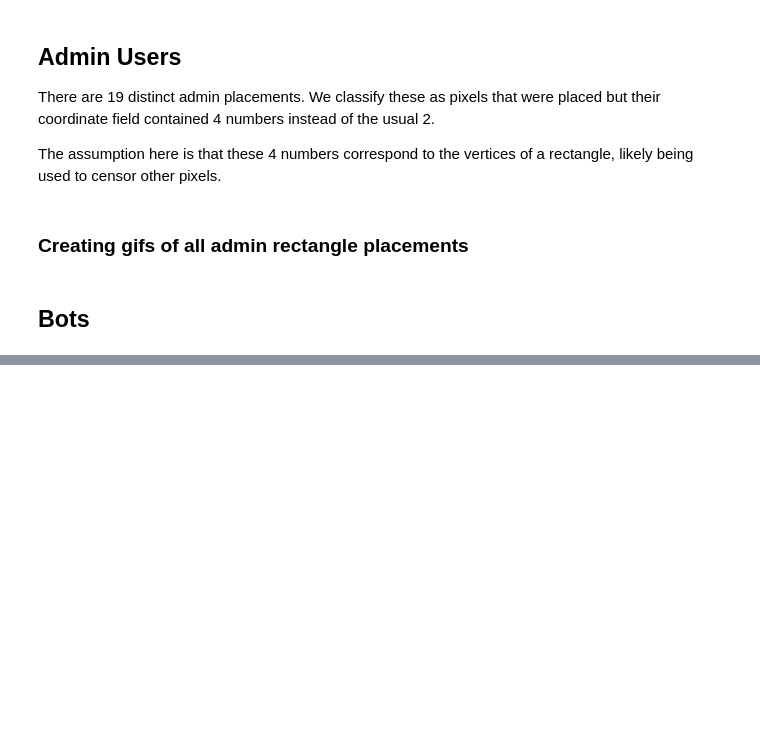
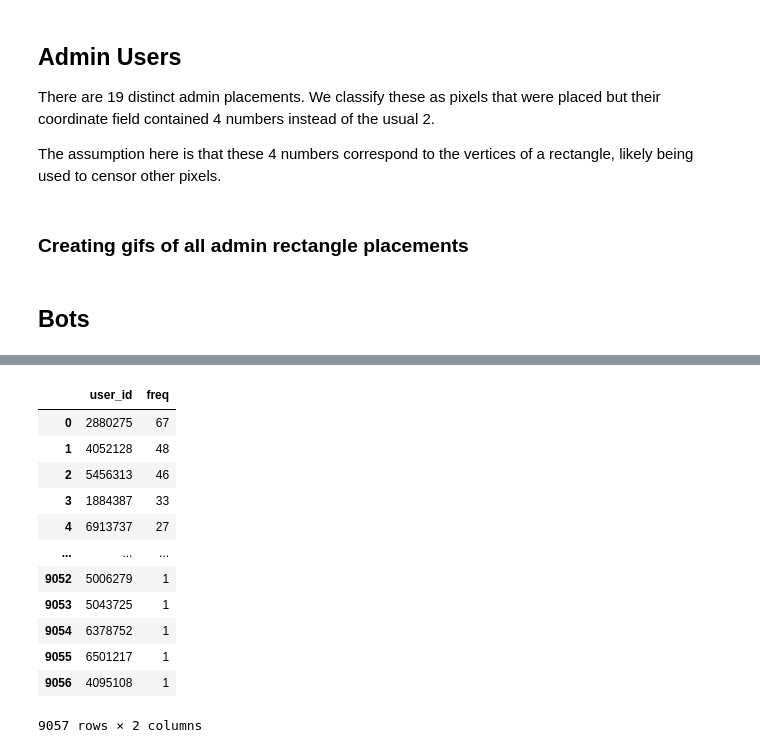
Before and after one commit to Connor-Villanueva/CSC-369, a Jupyter notebook: Week4/explore.ipynb, the cells around one changed output, grey strips where cells are left out. Drawn from its saved outputs; the diff is of its cells as text; code cells hidden in the pictures; blank space fills up the shorter version.

```diff
--- a/Week4/explore.ipynb
+++ b/Week4/explore.ipynb
@@ -298,0 +342,31 @@ createGif(xmin, xmax, ymin, ymax, df, file=f"bot_test_0.gif", fps=30, dt=200)
+# %%
+CD = 60 * 5 # Minimum cooldown timer (I think)
+
+query = f"""
+    SELECT
+        user_id,
+        COUNT(*) AS freq
+    FROM
+        '{PARQUET_PATH}'
+    WHERE
+        time_since_last_placed < {CD}
+    GROUP BY
+        user_id
+    ORDER BY
+        freq DESC
+"""
+duckdb.query(query).df()
+# %% [output]
+|  | user_id | freq |
+| 0 | 2880275 | 67 |
+| 1 | 4052128 | 48 |
+| 2 | 5456313 | 46 |
+| 3 | 1884387 | 33 |
+| 4 | 6913737 | 27 |
+| ... | ... | ... |
+| 9052 | 5006279 | 1 |
+| 9053 | 5043725 | 1 |
+| 9054 | 6378752 | 1 |
+| 9055 | 6501217 | 1 |
+| 9056 | 4095108 | 1 |
+9057 rows × 2 columns
```
Also changed, not shown: parts of 5 cells of this notebook, 5 other files.
